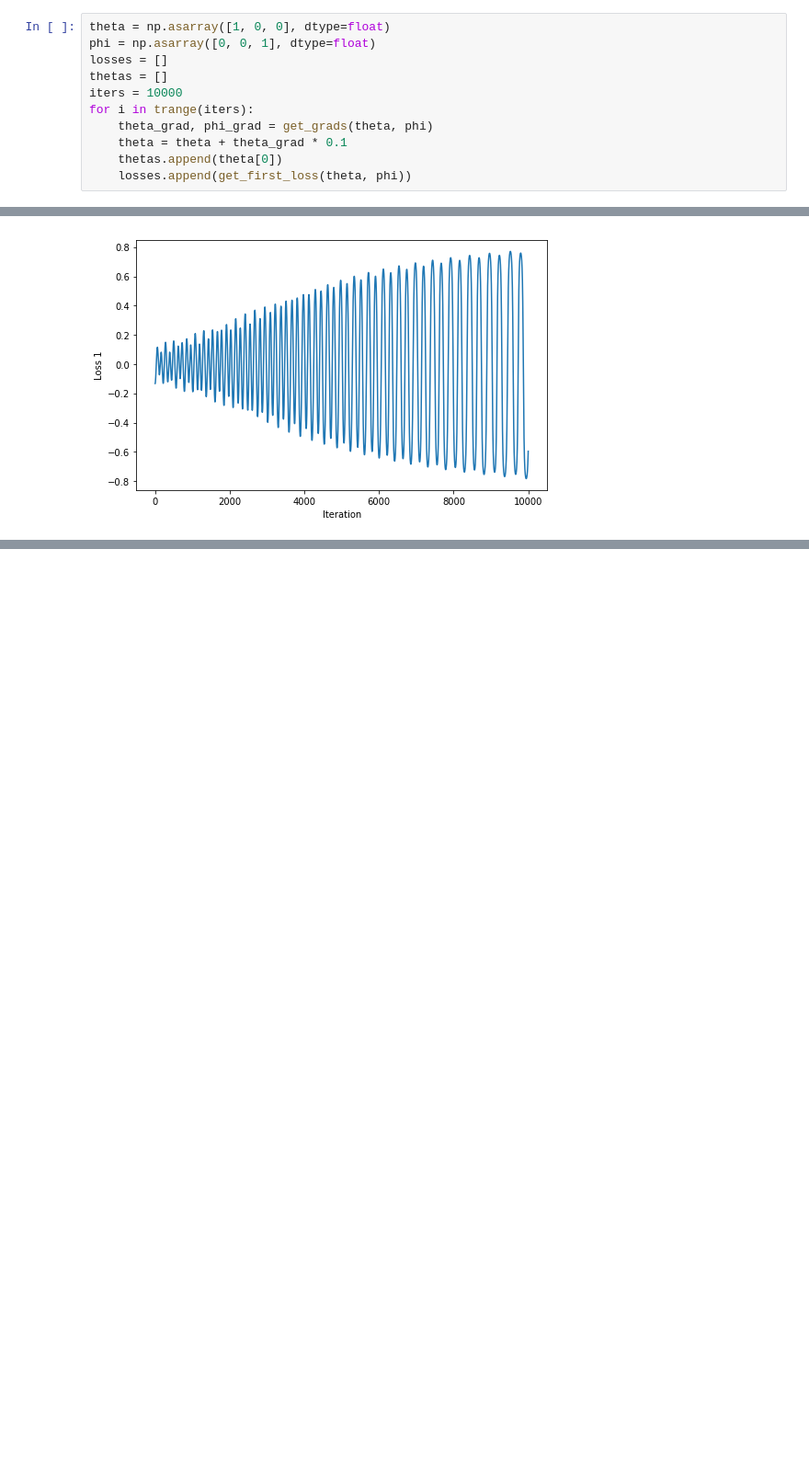
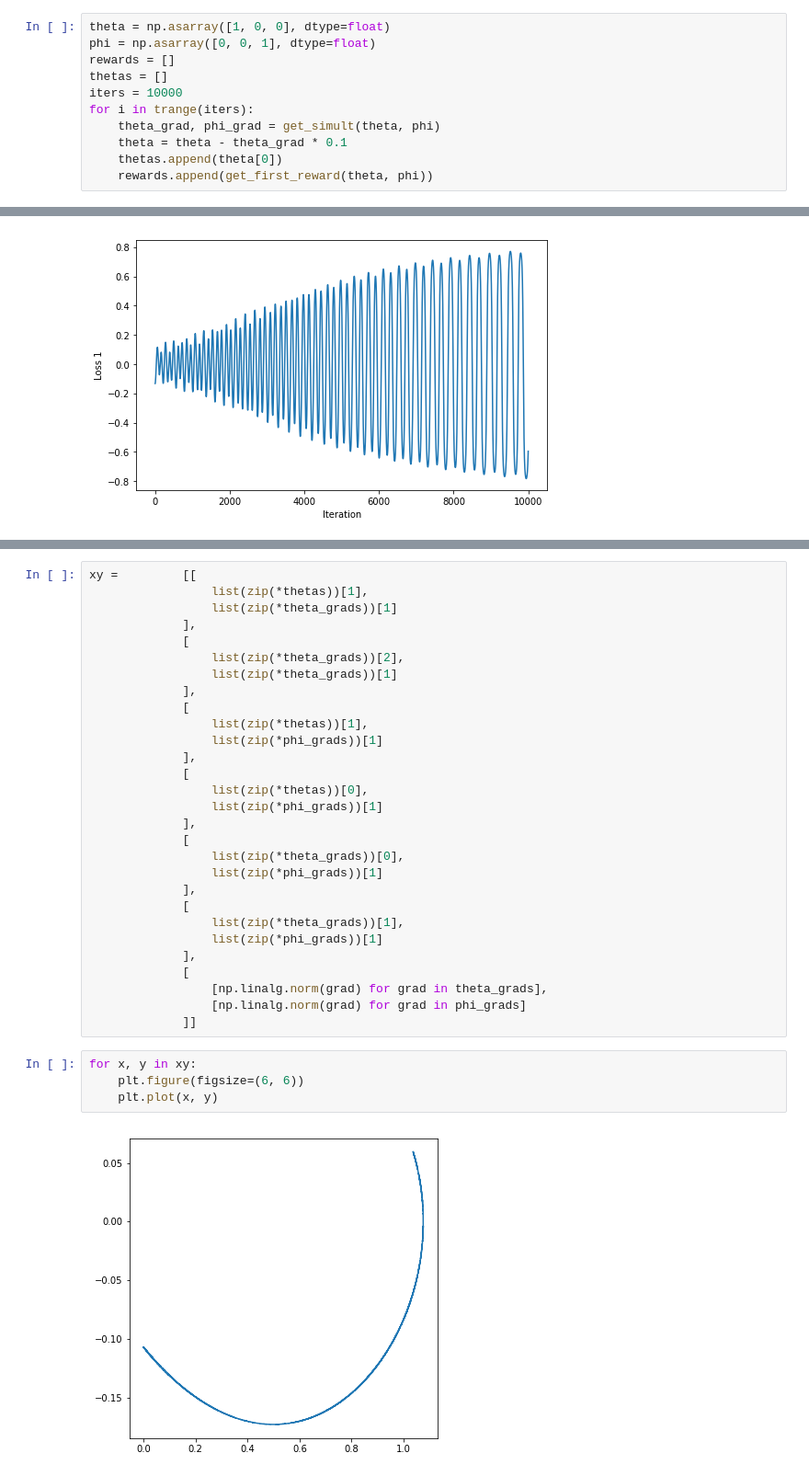
Before and after one commit to alexlyzhov/n-player-games, a Jupyter notebook: rock_paper_scissors.ipynb, the cells around one changed output, grey strips where cells are left out. Shown at 92% size. Cells and saved outputs as stored; diff of their text form; blank space fills up the shorter version.

```diff
--- a/rock_paper_scissors.ipynb
+++ b/rock_paper_scissors.ipynb
@@ -47,11 +127,11 @@ def get_grads(theta, phi):
 # %%
 theta = np.asarray([1, 0, 0], dtype=float)
 phi = np.asarray([0, 0, 1], dtype=float)
-losses = []
+rewards = []
 thetas = []
 iters = 10000
 for i in trange(iters):
-    theta_grad, phi_grad = get_grads(theta, phi)
-    theta = theta + theta_grad * 0.1
+    theta_grad, phi_grad = get_simult(theta, phi)
+    theta = theta - theta_grad * 0.1
     thetas.append(theta[0])
-    losses.append(get_first_loss(theta, phi))
+    rewards.append(get_first_reward(theta, phi))
@@ -114,0 +272,35 @@ plt.plot(x, y)
+# %%
+xy =         [[
+                 list(zip(*thetas))[1],
+                 list(zip(*theta_grads))[1]
+             ],
+             [
+                 list(zip(*theta_grads))[2],
+                 list(zip(*theta_grads))[1]
+             ],
+             [
+                 list(zip(*thetas))[1],
+                 list(zip(*phi_grads))[1]
+             ],
+             [
+                 list(zip(*thetas))[0],
+                 list(zip(*phi_grads))[1]
+             ],
+             [
+                 list(zip(*theta_grads))[0],
+                 list(zip(*phi_grads))[1]
+             ],
+             [
+                 list(zip(*theta_grads))[1],
+                 list(zip(*phi_grads))[1]
+             ],
+             [
+                 [np.linalg.norm(grad) for grad in theta_grads],
+                 [np.linalg.norm(grad) for grad in phi_grads]
+             ]]
+# %%
+for x, y in xy:
+    plt.figure(figsize=(6, 6))
+    plt.plot(x, y)
+# %% [output]
+[figure, added]
```
Also changed, not shown: parts of 16 cells of this notebook.
